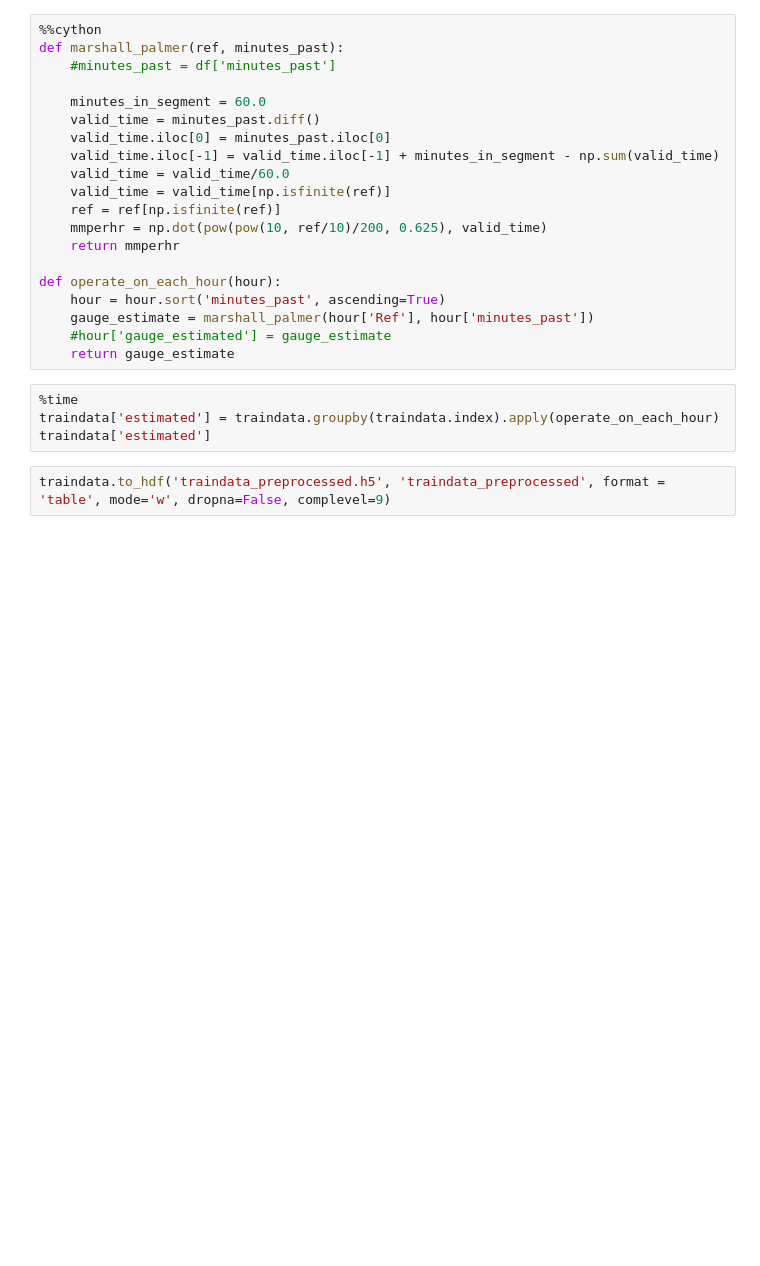
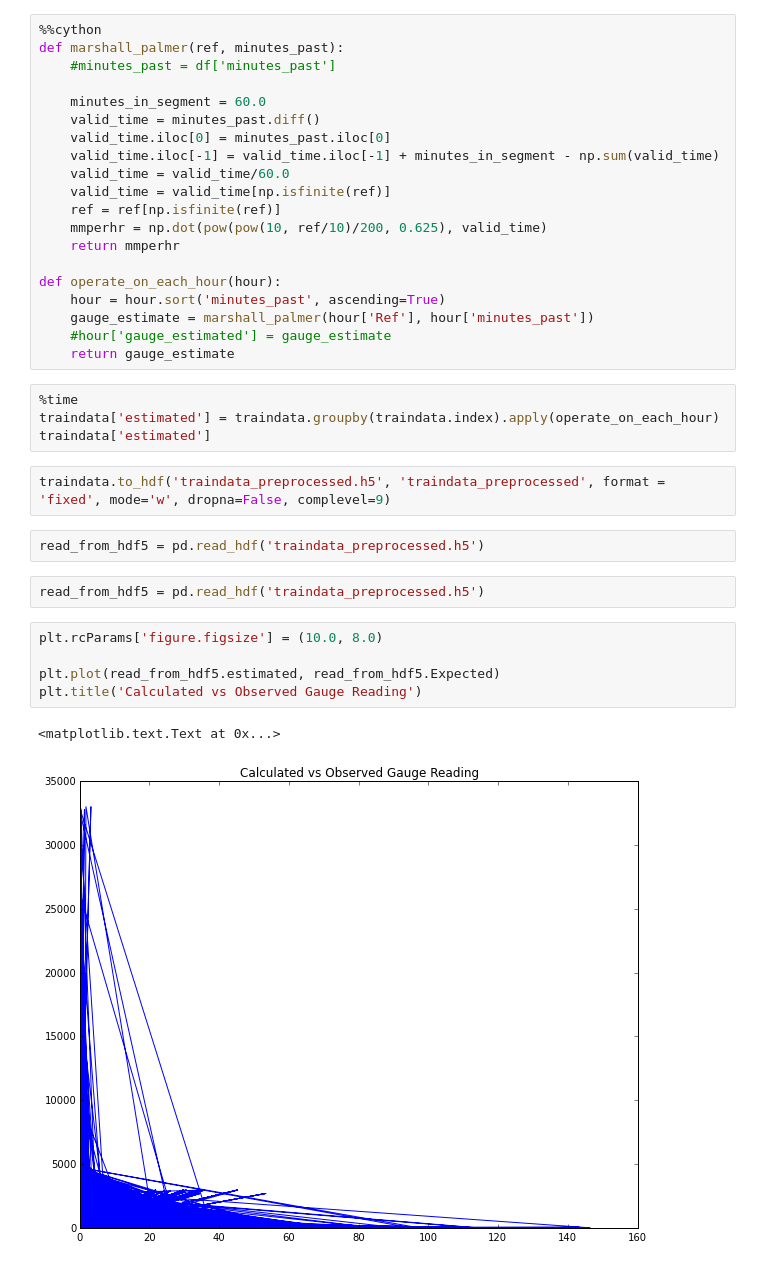
Before and after one commit to saketkc/launchpad, a Jupyter notebook: notebooks/Preprocessing.ipynb, the cells around one changed output. Saved outputs shown, nothing was run; the diff lists cells and outputs as text; blank space fills up the shorter version.

Commit message:
Add plot

```diff
--- a/notebooks/Preprocessing.ipynb
+++ b/notebooks/Preprocessing.ipynb
@@ -137,4 +137,16 @@ def operate_on_each_hour(hour):
 traindata['estimated'] = traindata.groupby(traindata.index).apply(operate_on_each_hour)
 traindata['estimated']
 # %%
-traindata.to_hdf('traindata_preprocessed.h5', 'traindata_preprocessed', format = 'table', mode='w', dropna=False, complevel=9)
+traindata.to_hdf('traindata_preprocessed.h5', 'traindata_preprocessed', format = 'fixed', mode='w', dropna=False, complevel=9)
+# %%
+read_from_hdf5 = pd.read_hdf('traindata_preprocessed.h5')
+# %%
+read_from_hdf5 = pd.read_hdf('traindata_preprocessed.h5')
+# %%
+plt.rcParams['figure.figsize'] = (10.0, 8.0)
+
+plt.plot(read_from_hdf5.estimated, read_from_hdf5.Expected)
+plt.title('Calculated vs Observed Gauge Reading')
+# %% [output]
+<matplotlib.text.Text at 0x...>
+[figure, added]
```
Also changed, not shown: parts of 1 cell of this notebook.
